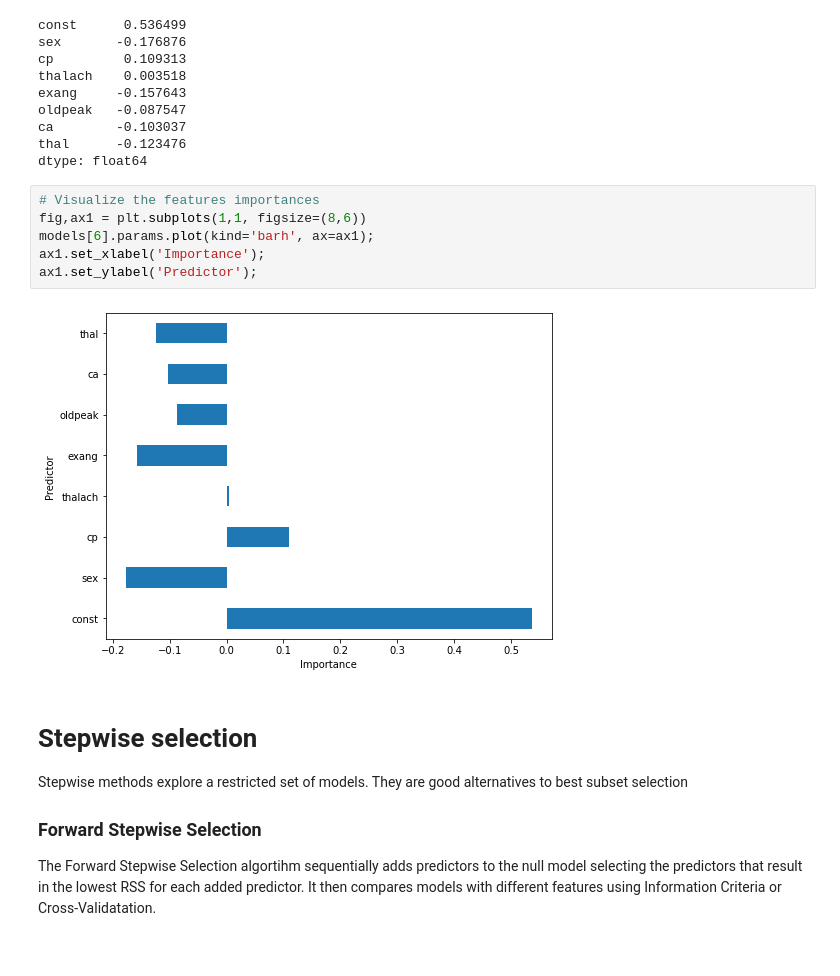
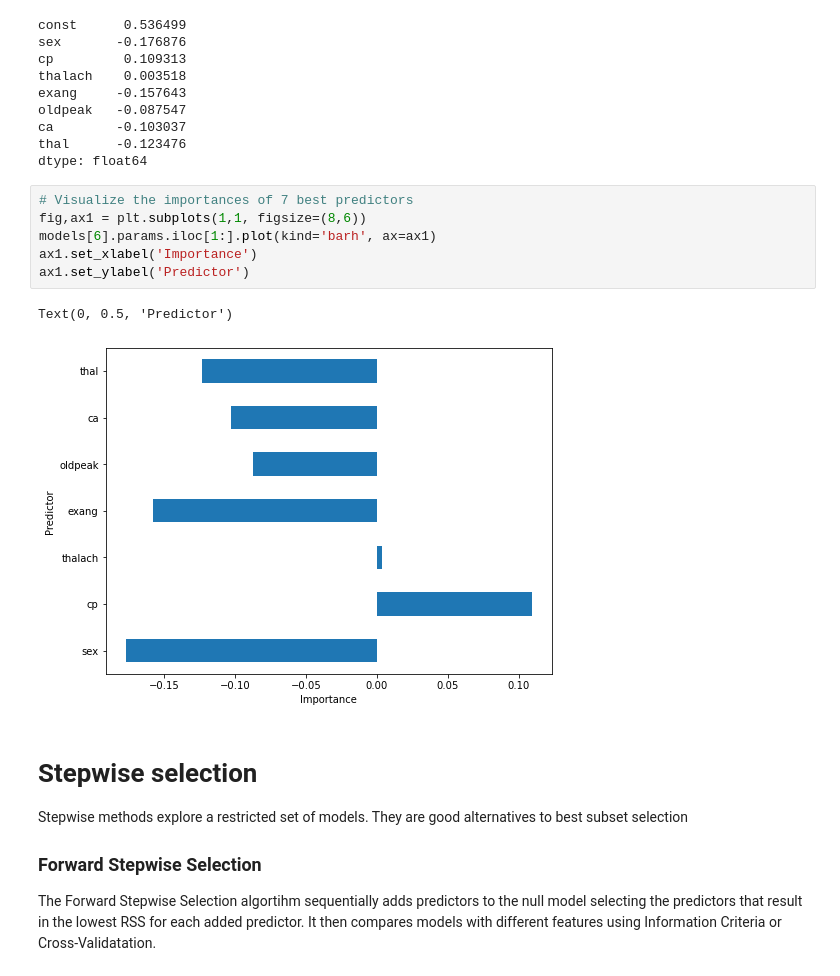
Before and after one commit to trs96/MLDA, a Jupyter notebook: Project.ipynb, the cells around one changed output. Cells and saved outputs as stored; diff of their text form.

```diff
--- a/Project.ipynb
+++ b/Project.ipynb
@@ -575,13 +573,14 @@ ca        -0.103037
 thal      -0.123476
 dtype: float64
 # %%
-# Visualize the features importances
+# Visualize the importances of 7 best predictors
 fig,ax1 = plt.subplots(1,1, figsize=(8,6))
-models[6].params.plot(kind='barh', ax=ax1);
-ax1.set_xlabel('Importance');
-ax1.set_ylabel('Predictor');
+models[6].params.iloc[1:].plot(kind='barh', ax=ax1)
+ax1.set_xlabel('Importance')
+ax1.set_ylabel('Predictor')
 # %% [output]
+Text(0, 0.5, 'Predictor')
-[figure, old version]
+[figure, new version]
 # %% [markdown]
 # Stepwise selection
 Stepwise methods explore a restricted set of models. They are good alternatives to best subset selection
```
Also changed, not shown: parts of 27 cells of this notebook.
